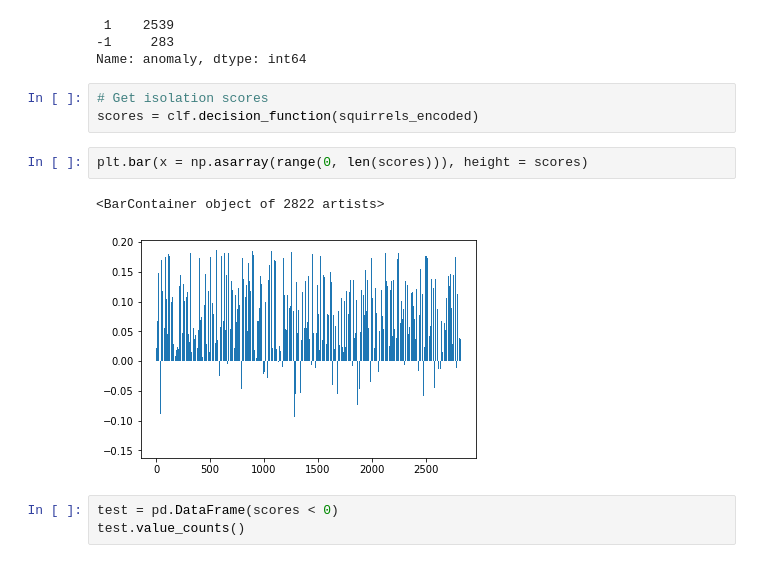
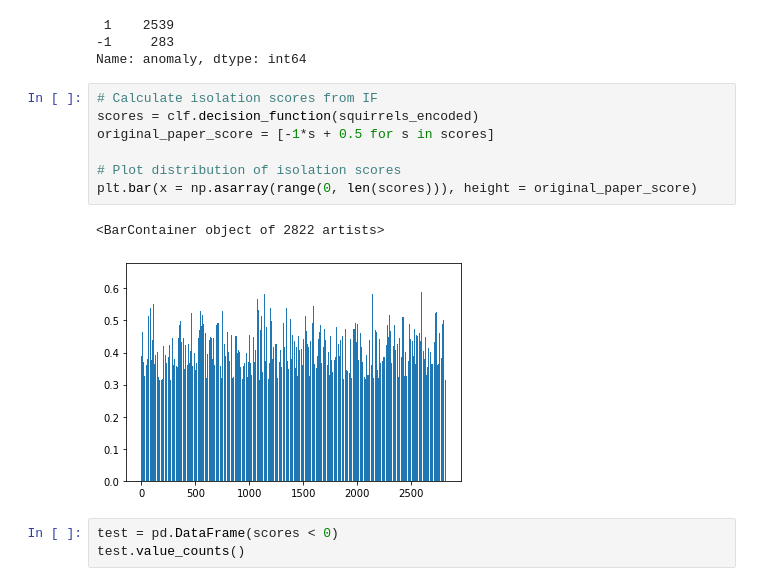
Before and after one commit to xmsterl/SP_squirrels, a Jupyter notebook: squirrels.ipynb, the cells around one changed output. Drawn from its saved outputs; the diff is of its cells as text.

```diff
--- a/squirrels.ipynb
+++ b/squirrels.ipynb
@@ -213,13 +215,15 @@ print(squirrels['anomaly'].value_counts())
 -1     283
 Name: anomaly, dtype: int64
 # %%
-# Get isolation scores
+# Calculate isolation scores from IF
 scores = clf.decision_function(squirrels_encoded)
+original_paper_score = [-1*s + 0.5 for s in scores]
+
+# Plot distribution of isolation scores
+plt.bar(x = np.asarray(range(0, len(scores))), height = original_paper_score)
+# %% [output]
+<BarContainer object of 2822 artists>
+[figure, added]
-# %%
-plt.bar(x = np.asarray(range(0, len(scores))), height = scores)
-# %% [output]
-<BarContainer object of 2822 artists>
-[figure, removed]
 # %%
 test = pd.DataFrame(scores < 0)
 test.value_counts()
```
Also changed, not shown: parts of 22 cells of this notebook, 1 other file.
